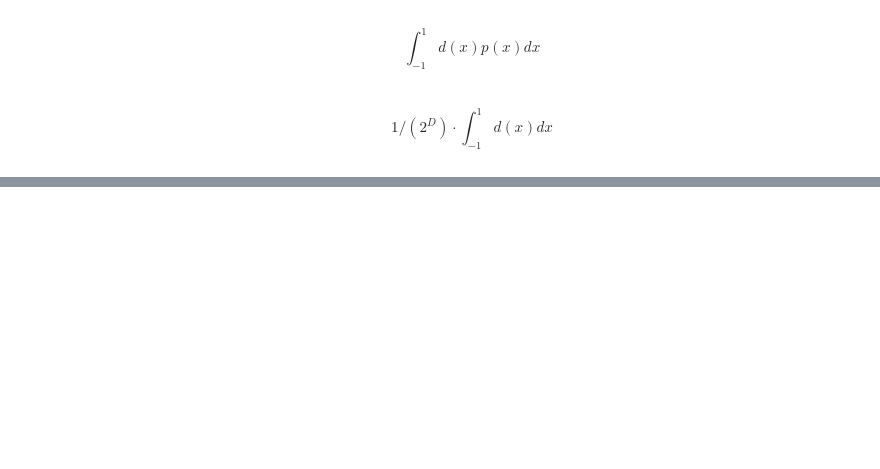
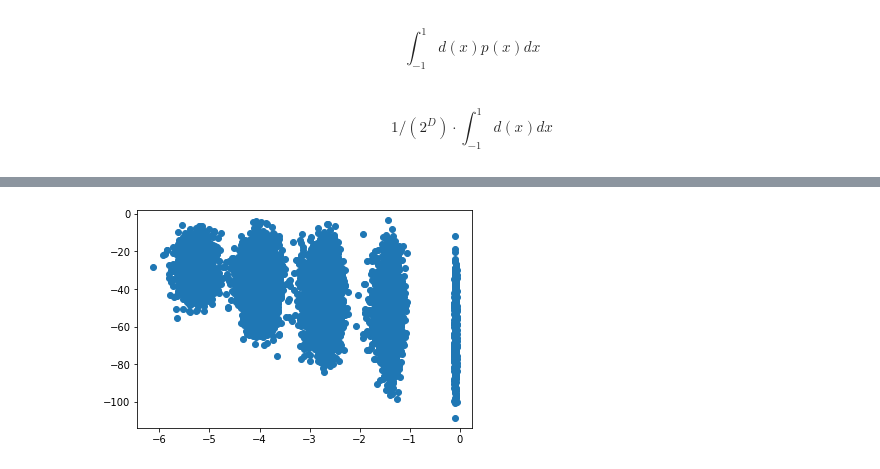
Before and after one commit to ben18785/treeQuadrature, a Jupyter notebook: examples/example_integration.ipynb, the cells around one changed output, grey strips where cells are left out. Saved outputs shown, nothing was run; the diff lists cells and outputs as text; code cells hidden in the pictures; blank space fills up the shorter version.

```diff
--- a/examples/example_integration.ipynb
+++ b/examples/example_integration.ipynb
@@ -126,0 +170,6 @@ G
+# %%
+vols = [x.volume for x in fcs]
+plt.scatter(np.log10(vols), np.log10(cs1))
+plt.show()
+# %% [output]
+[figure, added]
```
Also changed, not shown: parts of 41 cells of this notebook, 1 other file.
